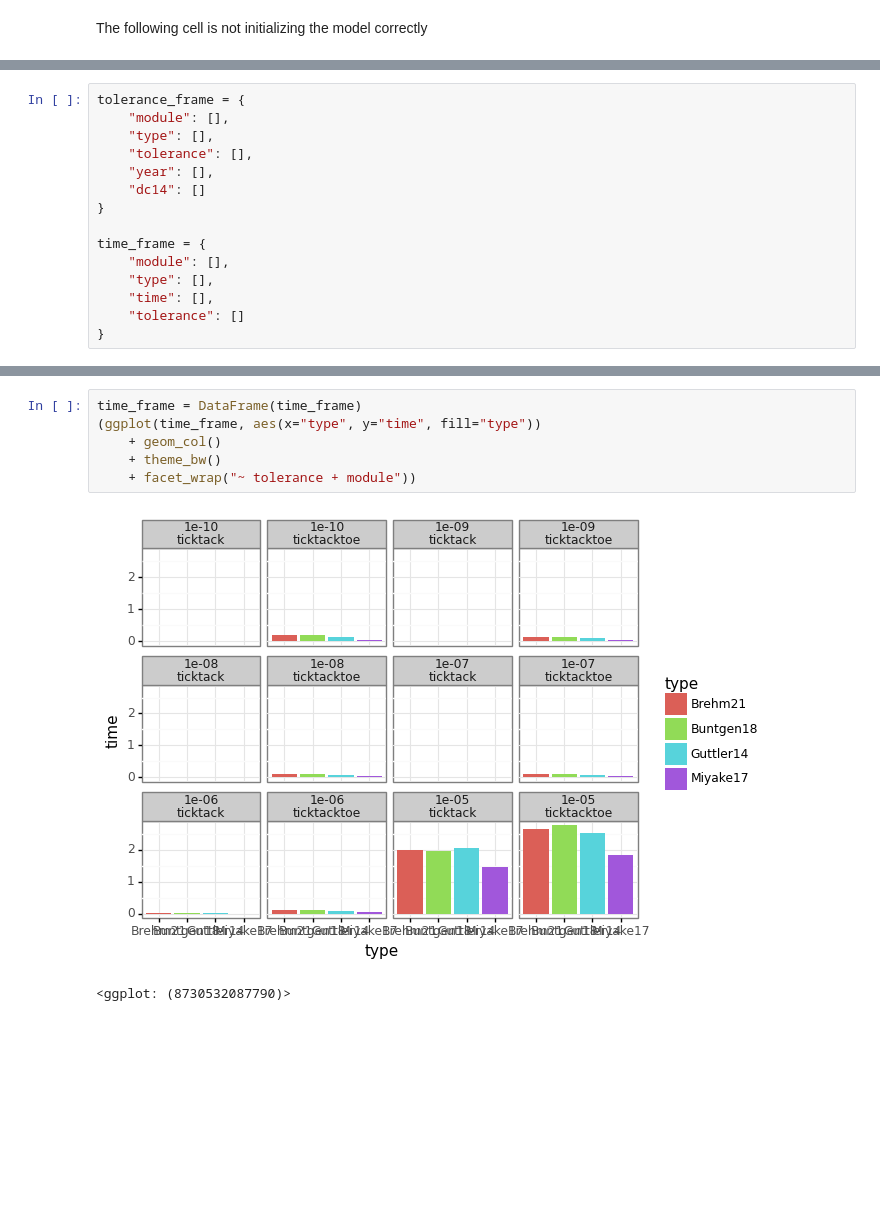
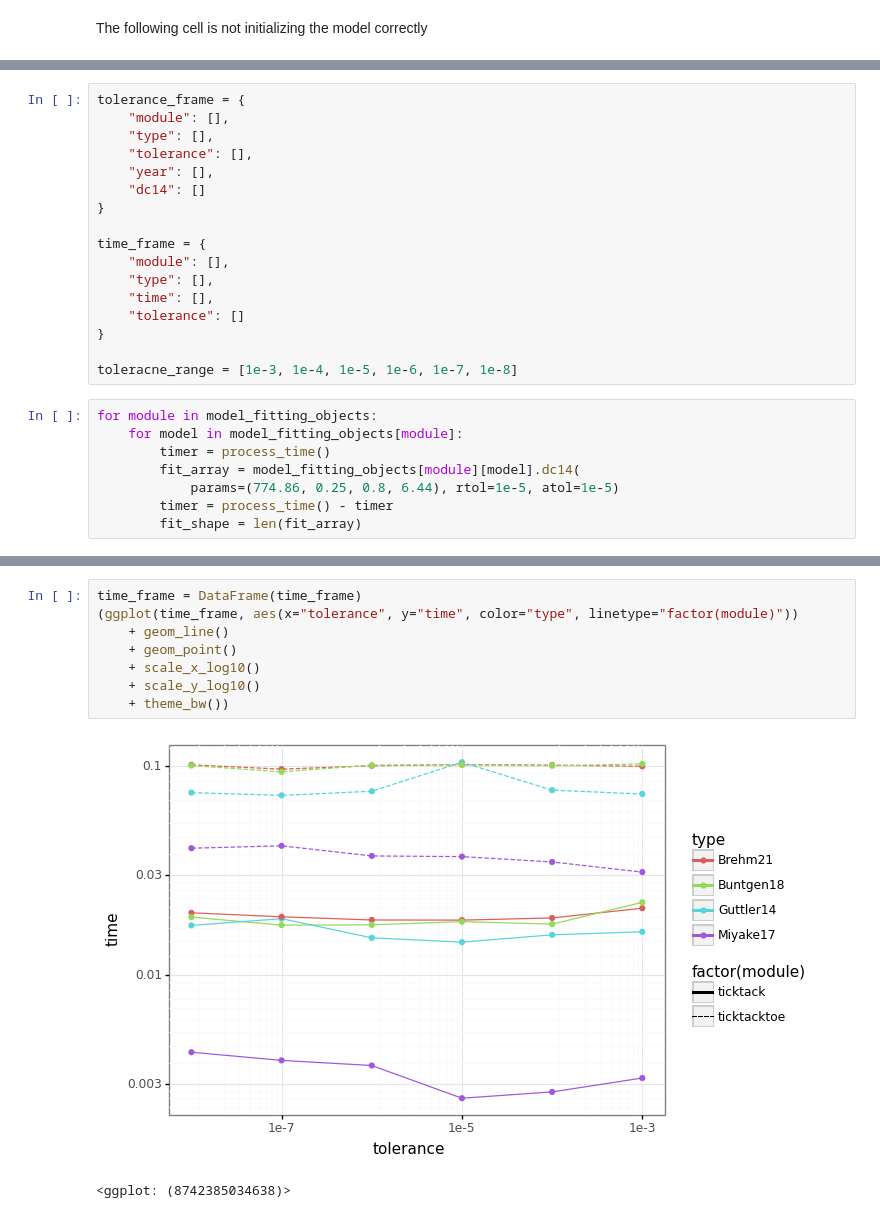
Before and after one commit to Jordan-Dennis/Miyake, a Jupyter notebook: Python ODE/tolerance_performance.ipynb, the cells around one changed output, grey strips where cells are left out. Cells and saved outputs as stored; diff of their text form; blank space fills up the shorter version.

Commit message:
Better visualisations

```diff
--- a/Python ODE/tolerance_performance.ipynb
+++ b/Python ODE/tolerance_performance.ipynb
@@ -72,4 +77,14 @@ time_frame = {
     "time": [],
     "tolerance": []
 }
+
+toleracne_range = [1e-3, 1e-4, 1e-5, 1e-6, 1e-7, 1e-8]
+# %%
+for module in model_fitting_objects:
+    for model in model_fitting_objects[module]:
+        timer = process_time()
+        fit_array = model_fitting_objects[module][model].dc14(
+            params=(774.86, 0.25, 0.8, 6.44), rtol=1e-5, atol=1e-5)
+        timer = process_time() - timer
+        fit_shape = len(fit_array)
 # %%
@@ -106,9 +119,11 @@ tolerance_frame = DataFrame(tolerance_frame)
 # %%
 time_frame = DataFrame(time_frame)
-(ggplot(time_frame, aes(x="type", y="time", fill="type"))
-    + geom_col()
-    + theme_bw()
-    + facet_wrap("~ tolerance + module"))
+(ggplot(time_frame, aes(x="tolerance", y="time", color="type", linetype="factor(module)"))
+    + geom_line()
+    + geom_point()
+    + scale_x_log10()
+    + scale_y_log10()
+    + theme_bw())
 # %% [output]
-[figure, old version]
+[figure, new version]
-<ggplot: (8730532087790)>
+<ggplot: (8742385034638)>
```
Also changed, not shown: parts of 3 cells of this notebook.
